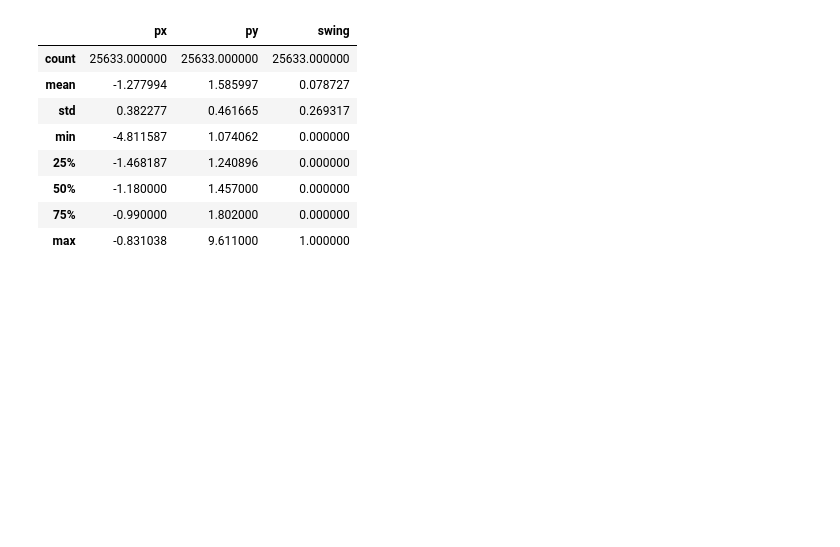
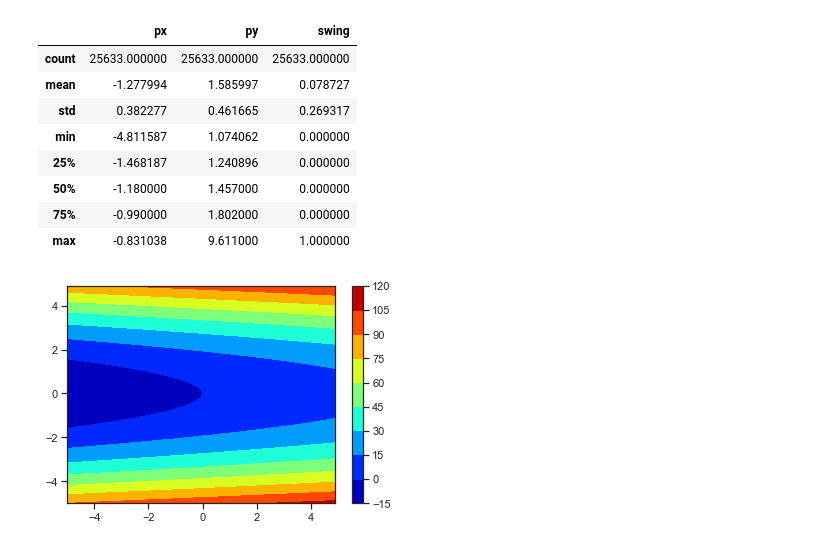
Before and after one commit to everwitt7/PitcherPolicy, a Jupyter notebook: data-cleaning/visualizing-cutoffs/find_obv_cutoffs.ipynb, the cells around one changed output. Cells and saved outputs as stored; diff of their text form; code cells hidden in the pictures; blank space fills up the shorter version.

```diff
--- a/data-cleaning/visualizing-cutoffs/find_obv_cutoffs.ipynb
+++ b/data-cleaning/visualizing-cutoffs/find_obv_cutoffs.ipynb
@@ -185,0 +184,11 @@ z.describe()
+# %%
+x = np.arange(-5, 5, 0.1)
+y = np.arange(-5, 5, 0.1)
+xx, yy = np.meshgrid(x, y)
+ellipse = xx * 2 + 4 * yy**2
+# %%
+plt.contourf(xx, yy, ellipse, cmap = 'jet')
+plt.colorbar()
+plt.show()
+# %% [output]
+[figure, added]
```
Also changed, not shown: parts of 19 cells of this notebook.
